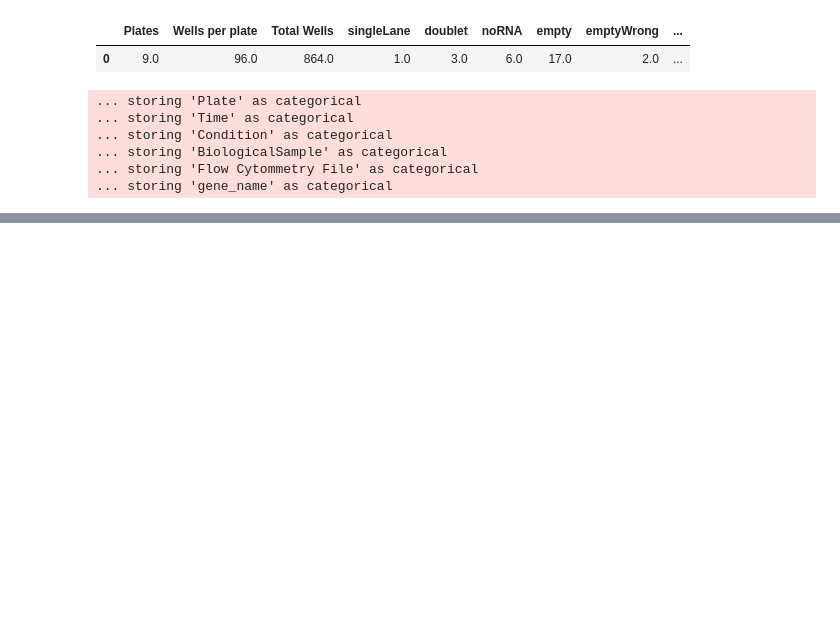
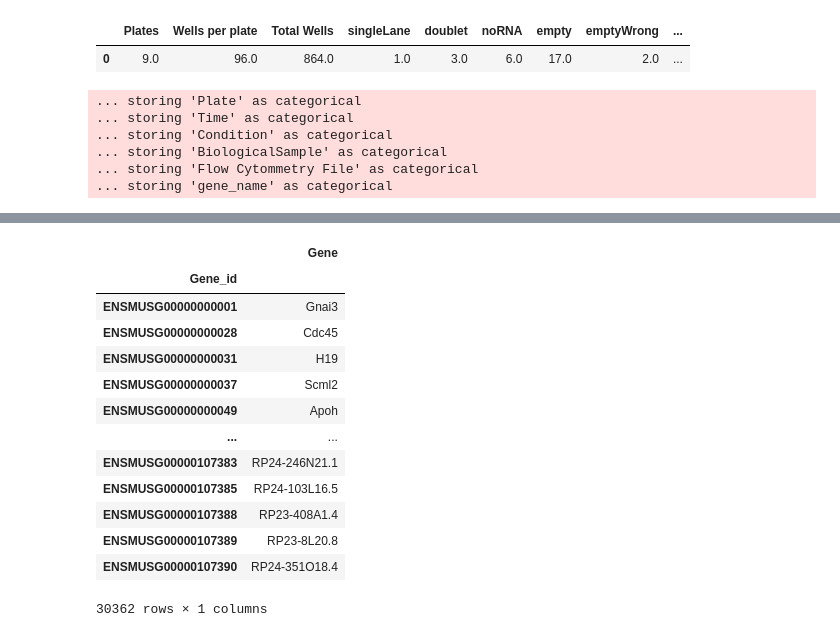
Before and after one commit to dsb-lab/blood_gastruloids, a Jupyter notebook: Analysis/0_Make_h5ad_file.ipynb, the cells around one changed output, grey strips where cells are left out. Saved outputs shown, nothing was run; the diff lists cells and outputs as text; code cells hidden in the pictures; blank space fills up the shorter version.

```diff
--- a/Analysis/0_Make_h5ad_file.ipynb
+++ b/Analysis/0_Make_h5ad_file.ipynb
@@ -217,0 +241,21 @@ adata.write("results/Raw.h5ad")
+# %%
+var = pd.DataFrame()
+var["Gene_id"] = [i.split("|")[0] for i in data.columns.values]
+var["Gene"] = [i.split("|")[1] for i in data.columns.values]
+var = var.set_index("Gene_id")
+var
+# %% [output]
+|  | Gene |
+| Gene_id |  |
+| ENSMUSG00000000001 | Gnai3 |
+| ENSMUSG00000000028 | Cdc45 |
+| ENSMUSG00000000031 | H19 |
+| ENSMUSG00000000037 | Scml2 |
+| ENSMUSG00000000049 | Apoh |
+| ... | ... |
+| ENSMUSG00000107383 | RP24-246N21.1 |
+| ENSMUSG00000107385 | RP24-103L16.5 |
+| ENSMUSG00000107388 | RP23-408A1.4 |
+| ENSMUSG00000107389 | RP23-8L20.8 |
+| ENSMUSG00000107390 | RP24-351O18.4 |
+30362 rows × 1 columns
```
Also changed, not shown: parts of 11 cells of this notebook.
